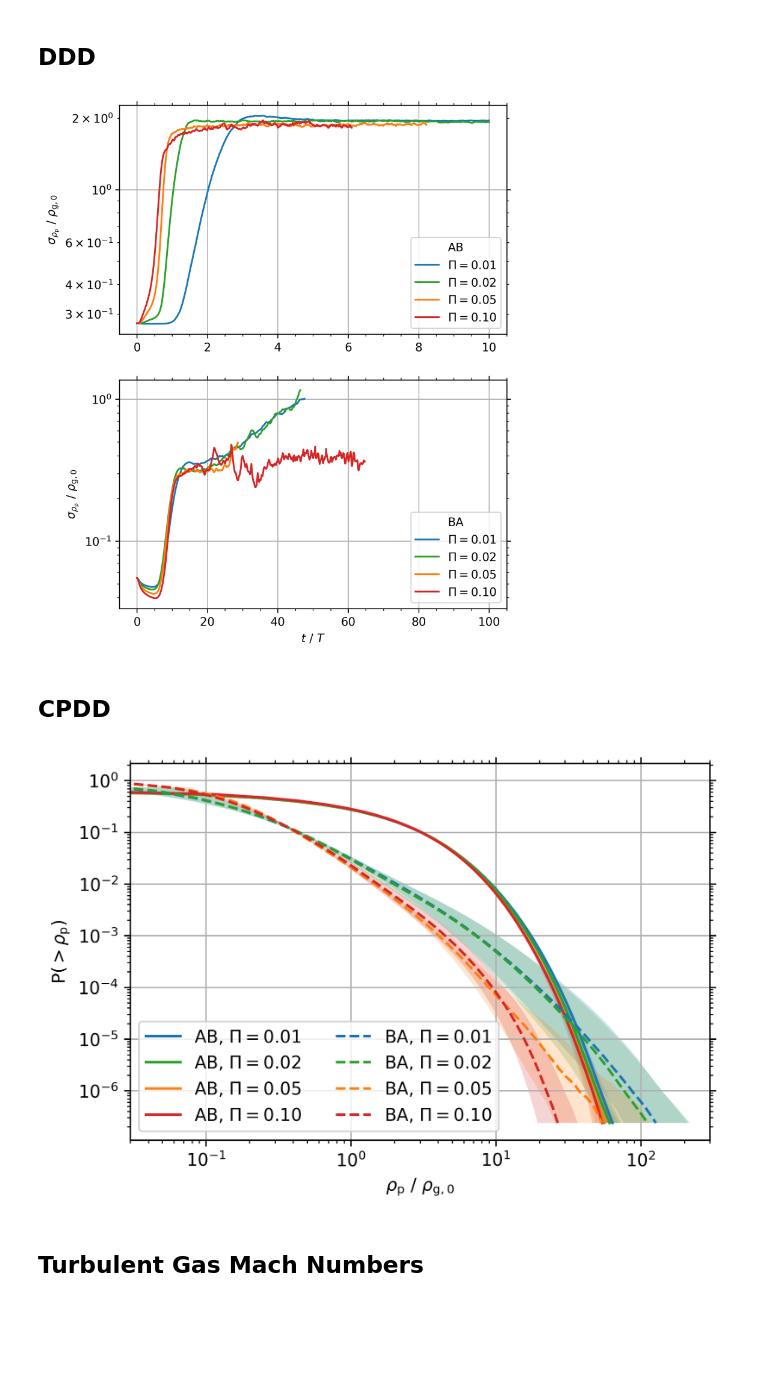
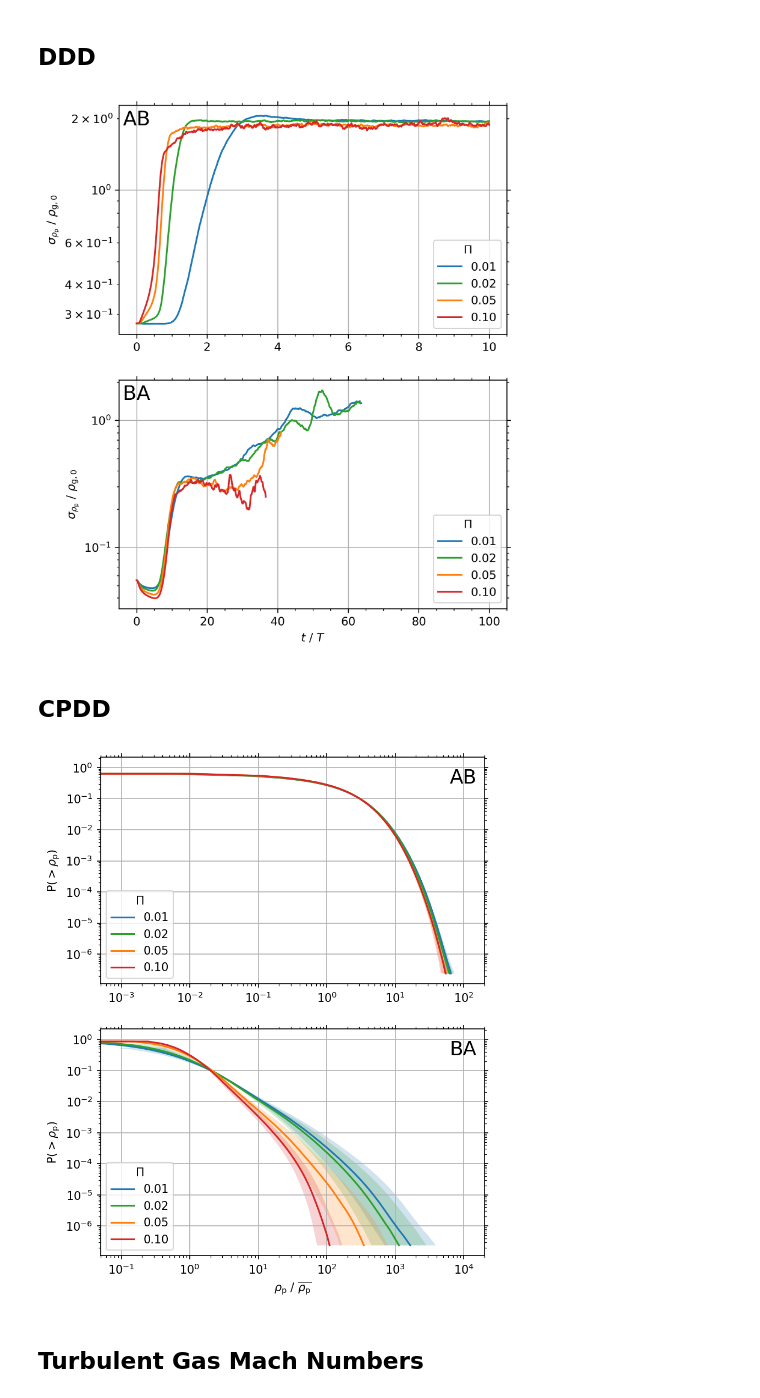
Before and after one commit to sabaronett/streaming-instability, a Jupyter notebook: ipynb/PaperFigs.ipynb, the cells around one changed output. Cells and saved outputs as stored; diff of their text form; code cells hidden in the pictures; blank space fills up the shorter version.

```diff
--- a/ipynb/PaperFigs.ipynb
+++ b/ipynb/PaperFigs.ipynb
@@ -10,13 +10,12 @@ import athena_read
 import matplotlib.pyplot as plt
 import matplotlib.colors as colors
 import numpy as np
-# import pandas as pd
+import pandas as pd
 from scipy import fftpack
 from scipy.optimize import curve_fit
 
 dpi = 300 # PDF resolution (dots per inch)
-# pwd = '../unstrat/'
-pwd = '../nonlinear/Pi/'
+pwd = '../unstrat/'
 # %% [markdown]
 ## DDD
 # %%
@@ -25,58 +24,66 @@ runs = ['AB', 'BA']
 Pis = [['0.01', 'tab:blue'], ['0.02', 'tab:green'],
        ['0.05', 'tab:orange'], ['0.10', 'tab:red']]
 res = '2048'
-xlims = [(-0.5, 10.5), (-5, 105)] # remove for final
+xlims = [(-0.5, 10.5), (-5, 105)]                           # remove for final
 
 for i,run in enumerate(runs):
     for Pi in Pis:
         hst = athena_read.hst(pwd+'%s/%s/%s/output/SI.hst'\
                               %(run, Pi[0], res))
-        times = hst['time']
         rhop_amps = np.sqrt(hst['drhop2'] - hst['drhop']**2)
-        axs[i].semilogy(times, rhop_amps, color=Pi[1], label=r'$\Pi=$'+Pi[0])
+
+        axs[i].semilogy(hst['time'], rhop_amps, color=Pi[1], label=Pi[0])
+
     axs[i].grid()
-    axs[i].legend(loc='lower right', title=run)
+    axs[i].legend(loc='lower right', title=r'$\Pi$')
     axs[i].minorticks_on()
     axs[i].set(ylabel=r'$\sigma_{\rho_\mathrm{p}}$ / $\rho_\mathrm{g,0}$')
+    axs[i].text(0.01, 0.98, run, ha='left', va='top', size='xx-large',
+                transform=axs[i].transAxes)
     axs[i].tick_params(which='both', top=True, right=True)
-    axs[i].set_xlim(xlims[i]) # remove for final
+    axs[i].set_xlim(xlims[i])                                # remove for final
 
 axs[1].set(xlabel=r'$t$ / $T$')
 plt.savefig('figs/ddd.pdf', bbox_inches='tight', pad_inches=0.01)
 # %% [output]
-[figure, old version]
+[figure, new version]
 # %% [markdown]
 ## CPDD
 # %%
-fig, ax = plt.subplots(dpi=dpi)
-runs = [['AB', 'solid', 1.0], ['BA', 'dashed', 0.2]]
+fig, axs = plt.subplots(2, 1, figsize=(6,8), dpi=150)
+runs = ['AB', 'BA']
 Pis = [['0.01', 'tab:blue'], ['0.02', 'tab:green'],
        ['0.05', 'tab:orange'], ['0.10', 'tab:red']]
 res = '2048'
+xlims = [(5e-4, 2e2), (5e-2, 2e4)]
 indices = -np.unique(np.logspace(np.log2(int(res)**2), 0, num=100,
                      base=2, dtype=int))
+pwd = '../unstrat/'                                       # remove for final
 
-for run in runs:
+for i,run in enumerate(runs):
     for Pi in Pis:
         with np.load(pwd+'%s/%s/%s/output/cpdd.npz'\
-                     %(run[0], Pi[0], res)) as data:
+                     %(run, Pi[0], res)) as data:
+            cdf = np.flip(np.take_along_axis(data['cdf'], indices, 0))
             avgs = np.flip(np.take_along_axis(data['avgs'], indices, 0))
-            cdf = np.flip(np.take_along_axis(data['cdf'], indices, 0))
             stds = np.flip(np.take_along_axis(data['stds'], indices, 0))
-            ax.loglog(run[2]*avgs, cdf, color=Pi[1], ls=run[1],
-                      label=run[0]+r', $\Pi=$'+Pi[0])
-            ax.fill_betweenx(cdf, run[2]*avgs/stds, run[2]*avgs*stds,
-                             color=Pi[1], ec=None, alpha=0.2)
 
-ax.grid()
-ax.legend(ncol=2)
-ax.minorticks_on()
-ax.set(xlim=(0.03, 3e2), ylabel=r'P$(>\rho_\mathrm{p})$',
-       xlabel=r'$\rho_\mathrm{p}$ / $\rho_\mathrm{g,0}$')
-ax.tick_params(which='both', top=True, right=True)
+            axs[i].loglog(avgs, cdf, color=Pi[1], label=Pi[0])
+            axs[i].fill_betweenx(cdf, avgs/stds, avgs*stds, color=Pi[1],
+                                 ec=None, alpha=0.2)
+
+    axs[i].grid()
+    axs[i].legend(loc='lower left', title=r'$\Pi$')
+    axs[i].minorticks_on()
+    axs[i].set(xlim=xlims[i], ylabel=r'P$(>\rho_\mathrm{p})$')
+    axs[i].text(0.98, 0.95, run, ha='right', va='top', size='xx-large',
+                transform=axs[i].transAxes)
+    axs[i].tick_params(which='both', top=True, right=True)
+
+axs[1].set(xlabel=r'$\rho_\mathrm{p}$ / $\overline{\rho_\mathrm{p}}$')
 plt.savefig('figs/cpdd.pdf', bbox_inches='tight', pad_inches=0.01)
 # %% [output]
-[figure, old version]
+[figure, new version]
 # %% [markdown]
 ## Turbulent Gas Mach Numbers
 # %%
```
Also changed, not shown: parts of 4 cells of this notebook, 2 other files.
